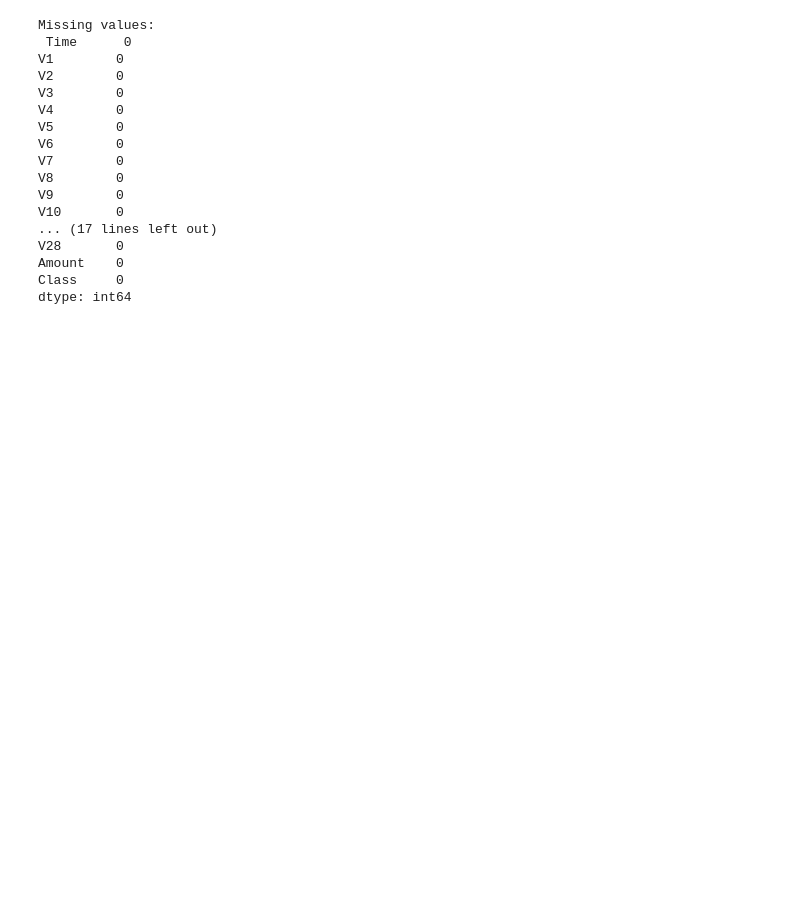
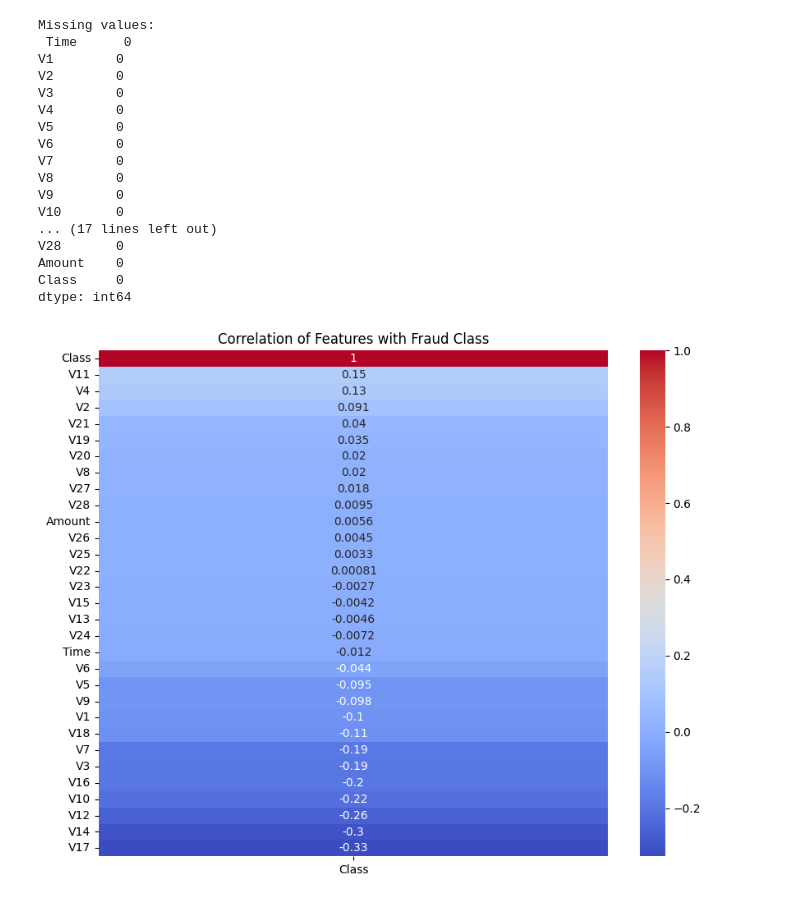
Before and after one commit to tbirch5/fraud-detection-decision-tree, a Jupyter notebook: notebooks/eda_fraud_detection.ipynb, the cells around one changed output. Saved outputs shown, nothing was run; the diff lists cells and outputs as text; code cells hidden in the pictures; blank space fills up the shorter version.

```diff
--- a/notebooks/eda_fraud_detection.ipynb
+++ b/notebooks/eda_fraud_detection.ipynb
@@ -64,3 +76,11 @@ V28       0
 Amount    0
 Class     0
 dtype: int64
+# %%
+corr_matrix = df.corr()
+plt.figure(figsize=(10,8))
+sns.heatmap(corr_matrix[['Class']].sort_values(by='Class', ascending=False), annot=True, cmap='coolwarm')
+plt.title('Correlation of Features with Fraud Class')
+plt.show()
+# %% [output]
+[figure, added]
```
Also changed, not shown: parts of 7 cells of this notebook, 1 other file.
